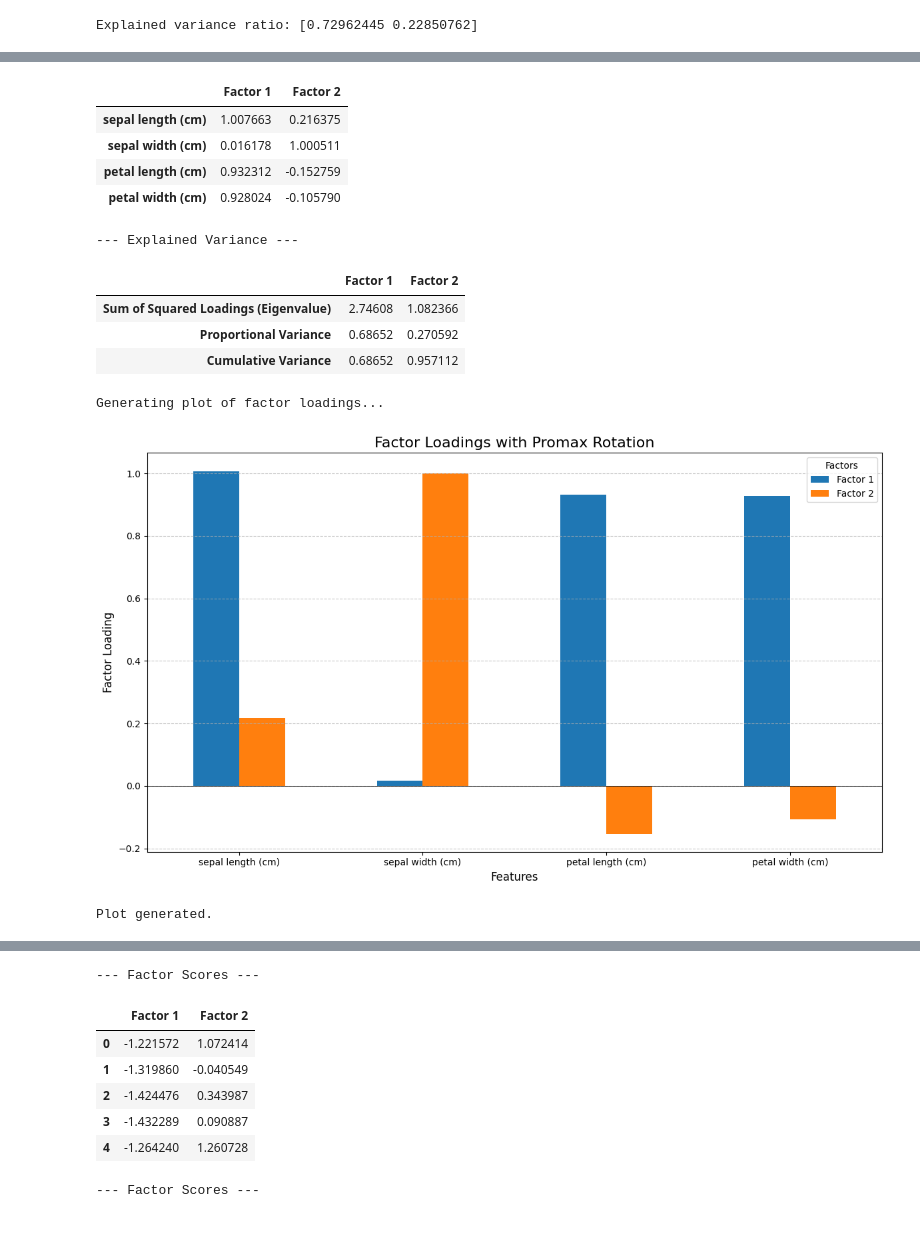
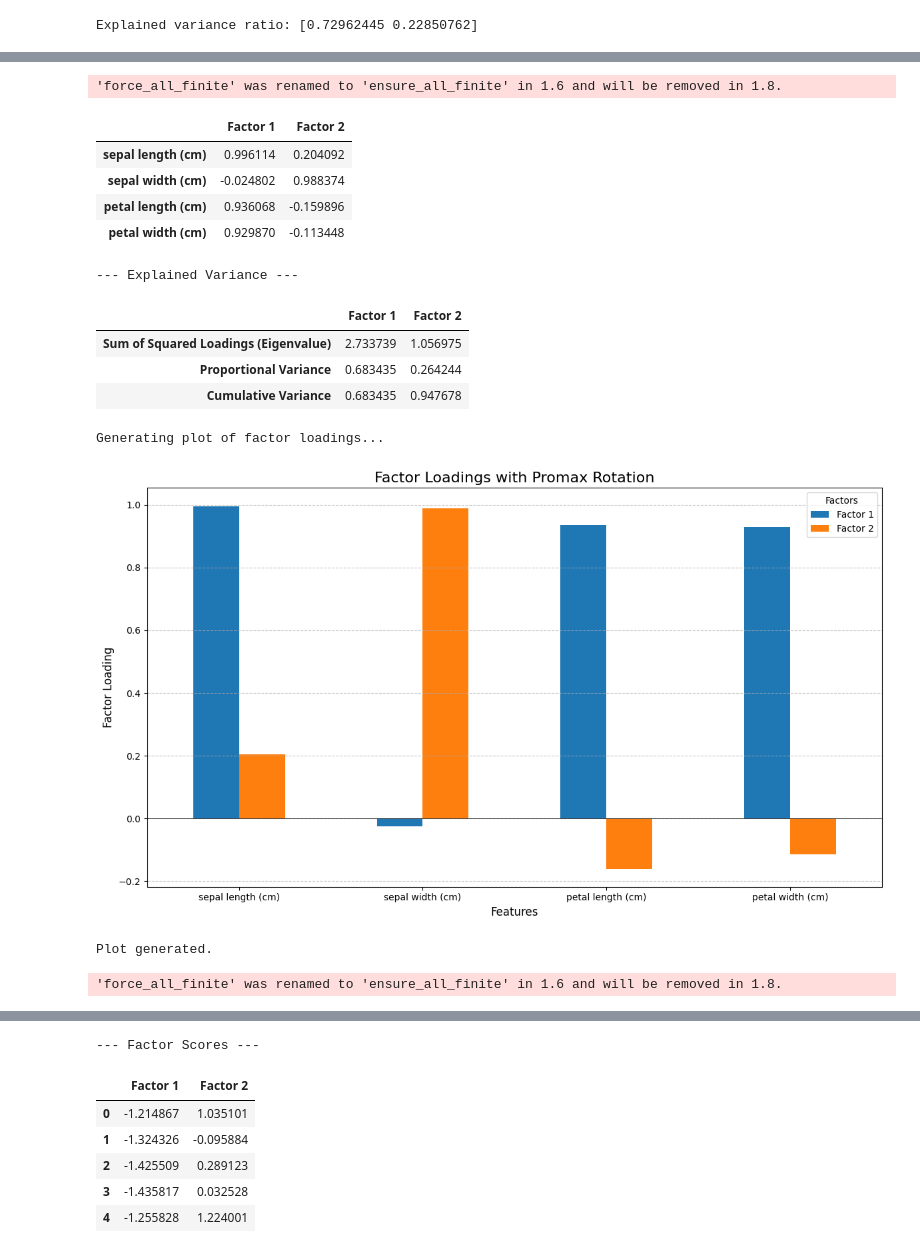
Before and after one commit to rgregs60/Python-Fall-2024-Notebooks, a Jupyter notebook: AI Visualizations and Statistical Techniques/AI Learning and Evolution.ipynb, the cells around one changed output, grey strips where cells are left out. Drawn from its saved outputs; the diff is of its cells as text; code cells hidden in the pictures.

```diff
--- a/AI Visualizations and Statistical Techniques/AI Learning and Evolution.ipynb
+++ b/AI Visualizations and Statistical Techniques/AI Learning and Evolution.ipynb
@@ -178,9 +178,9 @@ df = pd.DataFrame(data=iris.data, columns=iris.feature_names)
 print("Dataset loaded successfully. Features:", list(df.columns))
 
 # --- 2. Perform Factor Analysis ---
-# We will run the analysis with 2 factors and a 'promax' (oblique) rotation.
-print("\nPerforming Factor Analysis with 2 factors and promax rotation...")
-fa = FactorAnalyzer(n_factors=2, rotation='promax', method='principal')
+# We will run the analysis with 2 factors and a 'oblimin' (oblique) rotation.
+print("\nPerforming Factor Analysis with 2 factors and oblimin rotation...")
+fa = FactorAnalyzer(n_factors=2, rotation='oblimin', method='principal')
 fa.fit(df)
 print("Factor analysis complete.")
 
@@ -260,6 +260,7 @@ fig.update_layout(scene=dict(
     zaxis_title='Sample Index'
 ))
 fig.show()
+
 # Display the factor scores in a DataFrame
 print("\n--- Factor Scores ---")
 display(factor_scores_df.head())
@@ -282,16 +283,18 @@ Performing Factor Analysis with 2 factors and promax rotation...
 Factor analysis complete.
 
 --- Factor Loadings ---
+'force_all_finite' was renamed to 'ensure_all_finite' in 1.6 and will be removed in 1.8.
 |  | Factor 1 | Factor 2 |
-| sepal length (cm) | 1.007663 | 0.216375 |
-| sepal width (cm) | 0.016178 | 1.000511 |
-| petal length (cm) | 0.932312 | -0.152759 |
-| petal width (cm) | 0.928024 | -0.105790 |
+| sepal length (cm) | 0.996114 | 0.204092 |
+| sepal width (cm) | -0.024802 | 0.988374 |
+| petal length (cm) | 0.936068 | -0.159896 |
+| petal width (cm) | 0.929870 | -0.113448 |
---- Explained Variance ---
+--- Explained Variance ---
 |  | Factor 1 | Factor 2 |
-| Sum of Squared Loadings (Eigenvalue) | 2.74608 | 1.082366 |
-| Proportional Variance | 0.68652 | 0.270592 |
-| Cumulative Variance | 0.68652 | 0.957112 |
+| Sum of Squared Loadings (Eigenvalue) | 2.733739 | 1.056975 |
+| Proportional Variance | 0.683435 | 0.264244 |
+| Cumulative Variance | 0.683435 | 0.947678 |
-Generating plot of factor loadings...
+Generating plot of factor loadings...
-[figure, old version]
+[figure, new version]
-Plot generated.
+Plot generated.
+'force_all_finite' was renamed to 'ensure_all_finite' in 1.6 and will be removed in 1.8.
@@ -299,8 +302,7 @@ Plot generated.
---- Factor Scores ---
+--- Factor Scores ---
 |  | Factor 1 | Factor 2 |
-| 0 | -1.221572 | 1.072414 |
-| 1 | -1.319860 | -0.040549 |
-| 2 | -1.424476 | 0.343987 |
-| 3 | -1.432289 | 0.090887 |
-| 4 | -1.264240 | 1.260728 |
+| 0 | -1.214867 | 1.035101 |
+| 1 | -1.324326 | -0.095884 |
+| 2 | -1.425509 | 0.289123 |
+| 3 | -1.435817 | 0.032528 |
+| 4 | -1.255828 | 1.224001 |
---- Factor Scores ---
```
Also changed, not shown: parts of 1 cell of this notebook.
